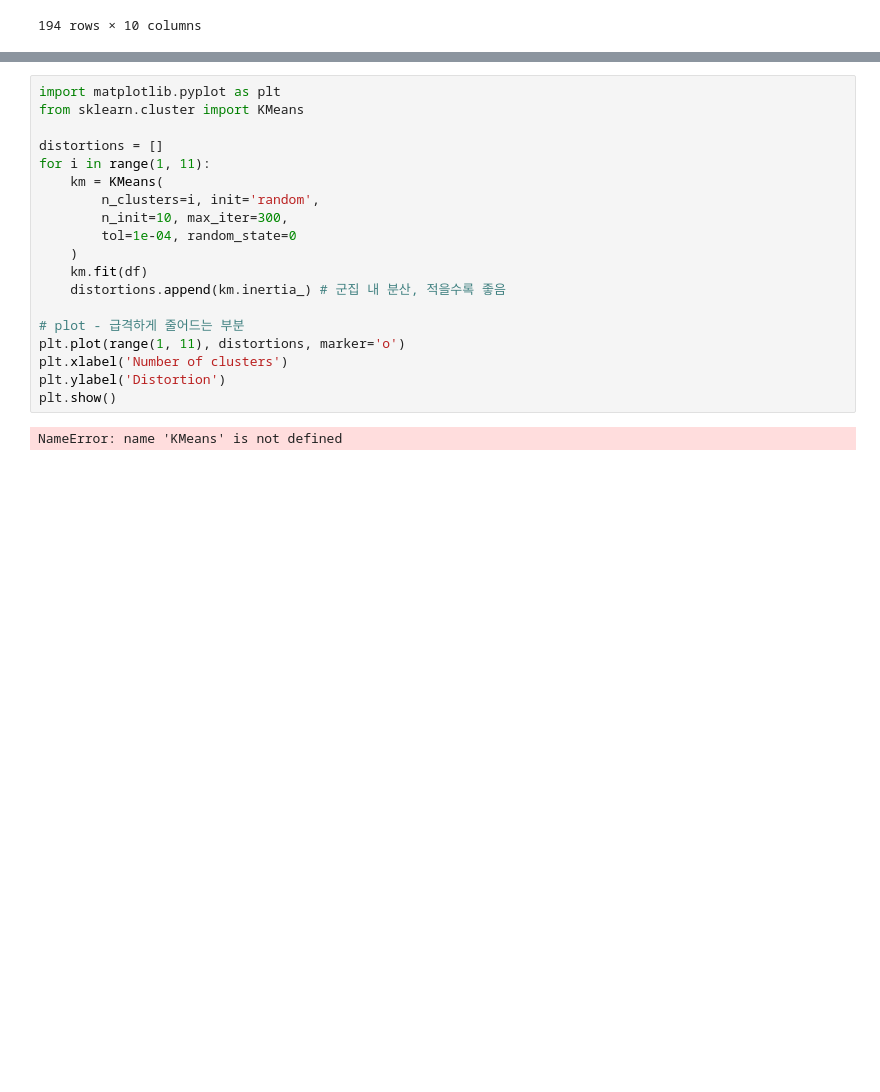
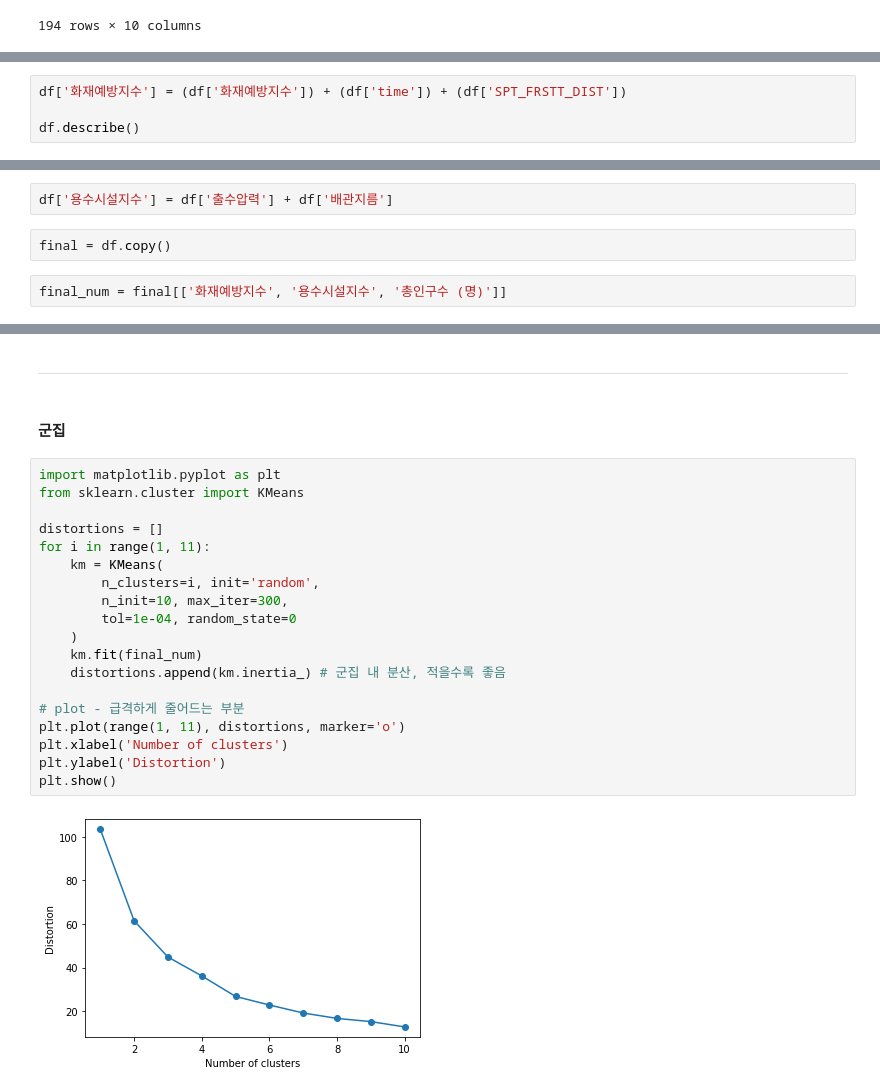
Before and after one commit to Myungbin/Senior, a Jupyter notebook: 비지니스인텔리전스/Project_비지니스인텔리전스/데이터전처리 - SGGEMD.ipynb, the cells around one changed output, grey strips where cells are left out. Saved outputs shown, nothing was run; the diff lists cells and outputs as text; blank space fills up the shorter version.

```diff
--- a/비지니스인텔리전스/Project_비지니스인텔리전스/데이터전처리 - SGGEMD.ipynb
+++ b/비지니스인텔리전스/Project_비지니스인텔리전스/데이터전처리 - SGGEMD.ipynb
@@ -736,0 +751,4 @@ df.describe()
+# %%
+df['화재예방지수'] = (df['화재예방지수']) + (df['time']) + (df['SPT_FRSTT_DIST'])
+
+df.describe()
@@ -736,0 +765,6 @@ df.describe()
+# %%
+df['용수시설지수'] = df['출수압력'] + df['배관지름']
+# %%
+final = df.copy()
+# %%
+final_num = final[['화재예방지수', '용수시설지수', '총인구수 (명)']]
@@ -737,22 +782,26 @@ df.describe()
+# %% [markdown]
+---
+# %% [markdown]
+#### 군집
 # %%
 import matplotlib.pyplot as plt
 from sklearn.cluster import KMeans
 
 distortions = []
 for i in range(1, 11):
     km = KMeans(
         n_clusters=i, init='random',
         n_init=10, max_iter=300,
         tol=1e-04, random_state=0
     )
-    km.fit(df)
+    km.fit(final_num)
     distortions.append(km.inertia_) # 군집 내 분산, 적을수록 좋음
 
 # plot - 급격하게 줄어드는 부분
 plt.plot(range(1, 11), distortions, marker='o')
 plt.xlabel('Number of clusters')
 plt.ylabel('Distortion')
 plt.show()
 # %% [output]
-NameError: name 'KMeans' is not defined
+[figure, added]
 # %%
```
Also changed, not shown: parts of 12 cells of this notebook.
